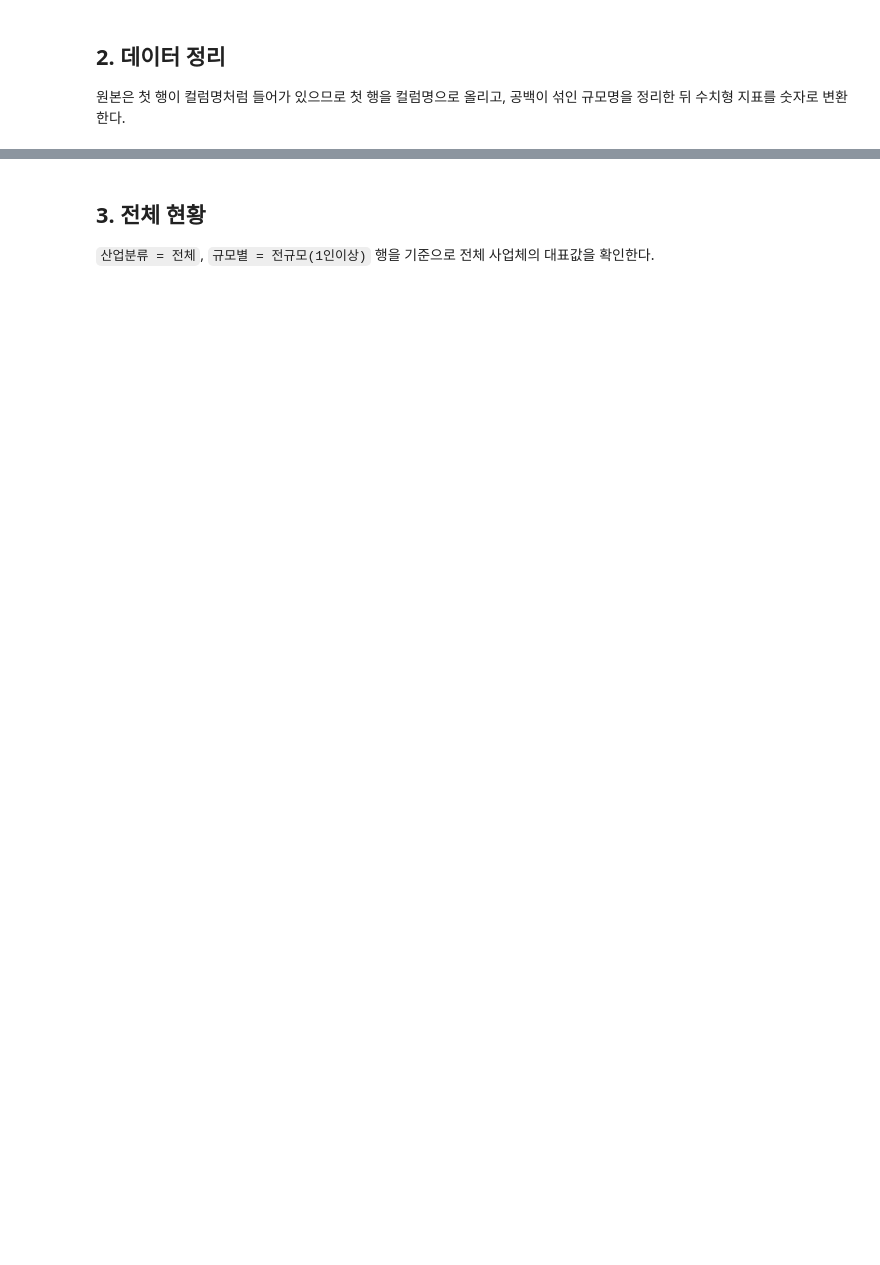
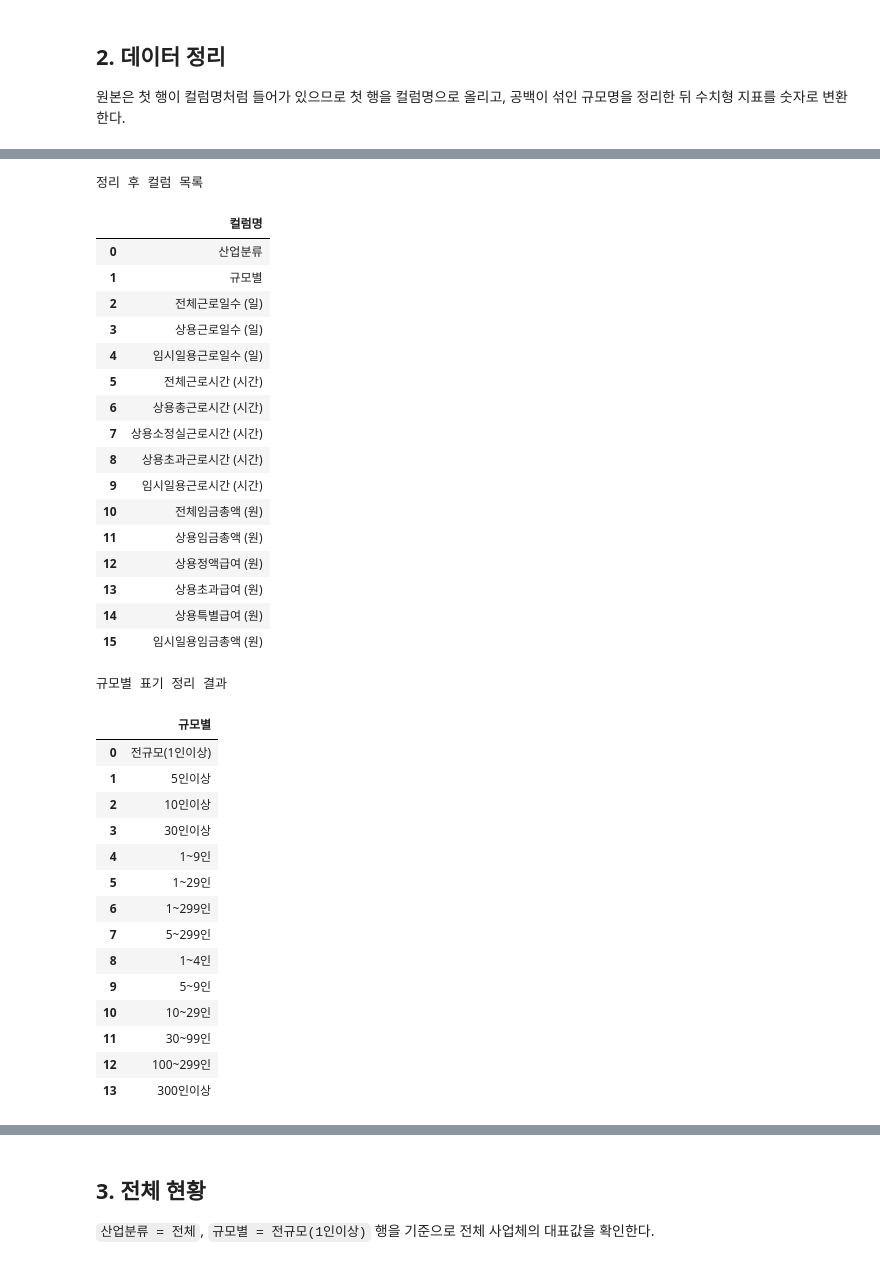
Before and after one commit to parksuejin1026/2026_1stTerm_BDA_Study, a Jupyter notebook: Assignment/bigdata_publicdata.ipynb, the cells around one changed output, grey strips where cells are left out. Drawn from its saved outputs; the diff is of its cells as text; code cells hidden in the pictures; blank space fills up the shorter version.

```diff
--- a/Assignment/bigdata_publicdata.ipynb
+++ b/Assignment/bigdata_publicdata.ipynb
@@ -67,3 +105,44 @@ KeyError: '규모별'
+# %%
+print('정리 후 컬럼 목록')
+display(pd.DataFrame({'컬럼명': df.columns}))
+
+print('규모별 표기 정리 결과')
+display(pd.DataFrame({'규모별': df['규모별'].unique()}))
+# %% [output]
+정리 후 컬럼 목록
+|  | 컬럼명 |
+| 0 | 산업분류 |
+| 1 | 규모별 |
+| 2 | 전체근로일수 (일) |
+| 3 | 상용근로일수 (일) |
+| 4 | 임시일용근로일수 (일) |
+| 5 | 전체근로시간 (시간) |
+| 6 | 상용총근로시간 (시간) |
+| 7 | 상용소정실근로시간 (시간) |
+| 8 | 상용초과근로시간 (시간) |
+| 9 | 임시일용근로시간 (시간) |
+| 10 | 전체임금총액 (원) |
+| 11 | 상용임금총액 (원) |
+| 12 | 상용정액급여 (원) |
+| 13 | 상용초과급여 (원) |
+| 14 | 상용특별급여 (원) |
+| 15 | 임시일용임금총액 (원) |
+규모별 표기 정리 결과
+|  | 규모별 |
+| 0 | 전규모(1인이상) |
+| 1 | 5인이상 |
+| 2 | 10인이상 |
+| 3 | 30인이상 |
+| 4 | 1~9인 |
+| 5 | 1~29인 |
+| 6 | 1~299인 |
+| 7 | 5~299인 |
+| 8 | 1~4인 |
+| 9 | 5~9인 |
+| 10 | 10~29인 |
+| 11 | 30~99인 |
+| 12 | 100~299인 |
+| 13 | 300인이상 |
 # %%
 # 발표에서는 df.info() 전체 출력보다 핵심 점검값만 보여주는 편이 보기 쉽다.
 data_check = pd.DataFrame({
```
Also changed, not shown: parts of 25 cells of this notebook.
